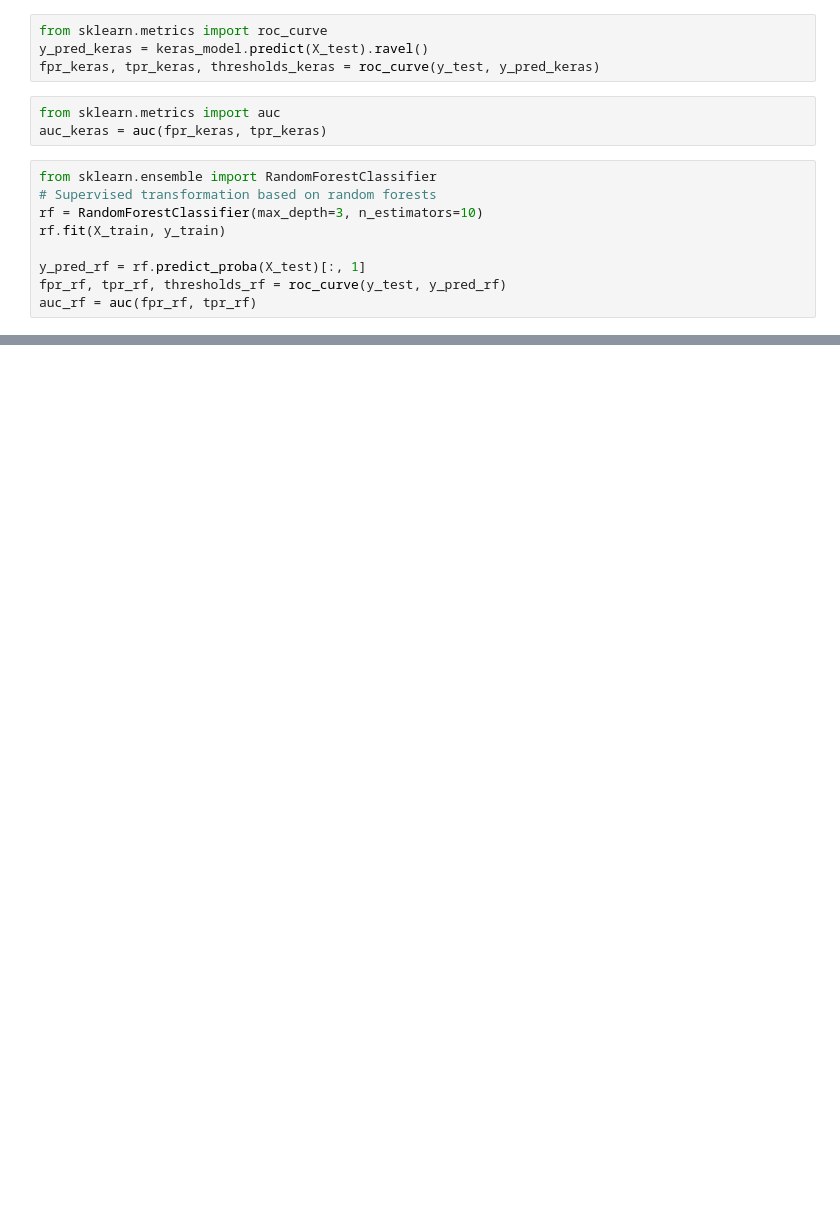
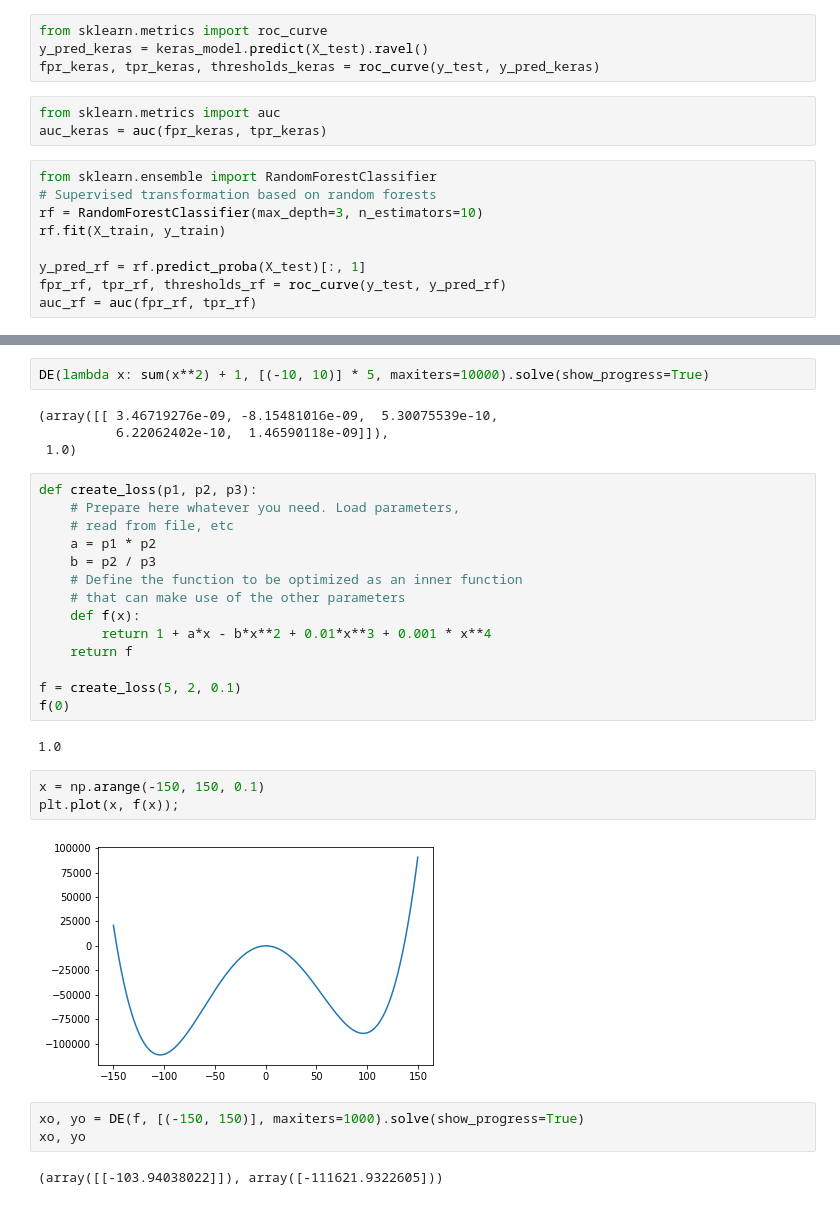
Before and after one commit to yusufbrima/AIMS, a Jupyter notebook: Research/Lab/Experiments/Essay/toy model.ipynb, the cells around one changed output, grey strips where cells are left out. Cells and saved outputs as stored; diff of their text form; blank space fills up the shorter version.

```diff
--- a/Research/Lab/Experiments/Essay/toy model.ipynb
+++ b/Research/Lab/Experiments/Essay/toy model.ipynb
@@ -87,0 +119,32 @@ list(range(4,33,4))
+# %%
+DE(lambda x: sum(x**2) + 1, [(-10, 10)] * 5, maxiters=10000).solve(show_progress=True)
+# %% [output]
+(array([[ 3.46719276e-09, -8.15481016e-09,  5.30075539e-10,
+          6.22062402e-10,  1.46590118e-09]]),
+ 1.0)
+# %%
+def create_loss(p1, p2, p3):
+    # Prepare here whatever you need. Load parameters,
+    # read from file, etc
+    a = p1 * p2
+    b = p2 / p3
+    # Define the function to be optimized as an inner function
+    # that can make use of the other parameters
+    def f(x):
+        return 1 + a*x - b*x**2 + 0.01*x**3 + 0.001 * x**4
+    return f
+
+f = create_loss(5, 2, 0.1)
+f(0)
+# %% [output]
+1.0
+# %%
+x = np.arange(-150, 150, 0.1)
+plt.plot(x, f(x));
+# %% [output]
+[figure, added]
+# %%
+xo, yo = DE(f, [(-150, 150)], maxiters=1000).solve(show_progress=True)
+xo, yo
+# %% [output]
+(array([[-103.94038022]]), array([-111621.9322605]))
```
Also changed, not shown: parts of 21 cells of this notebook, 33 other files.
